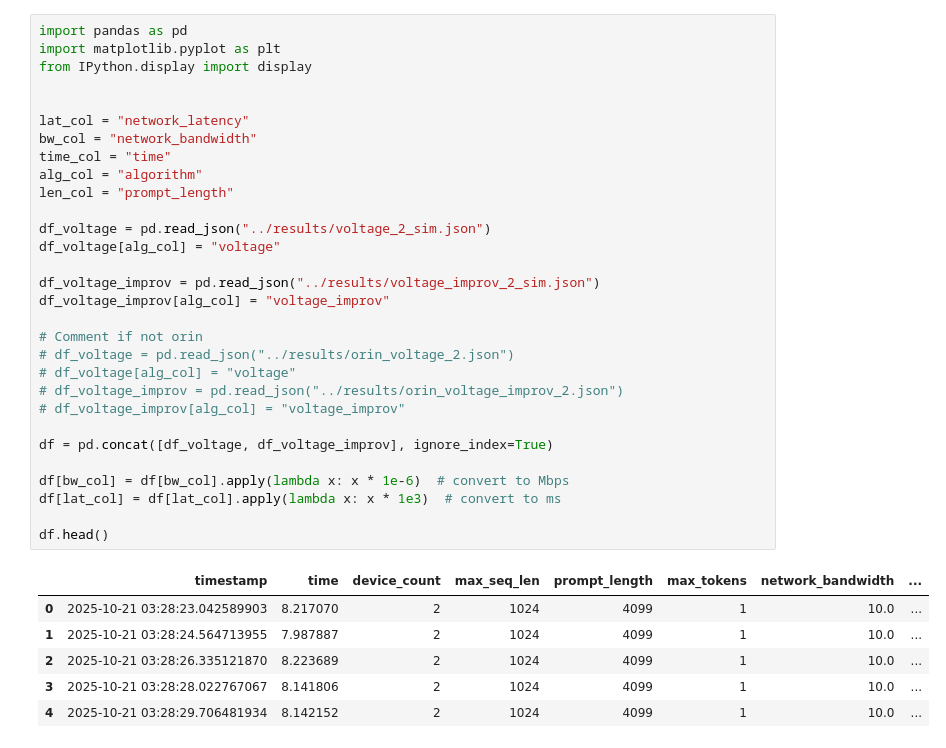
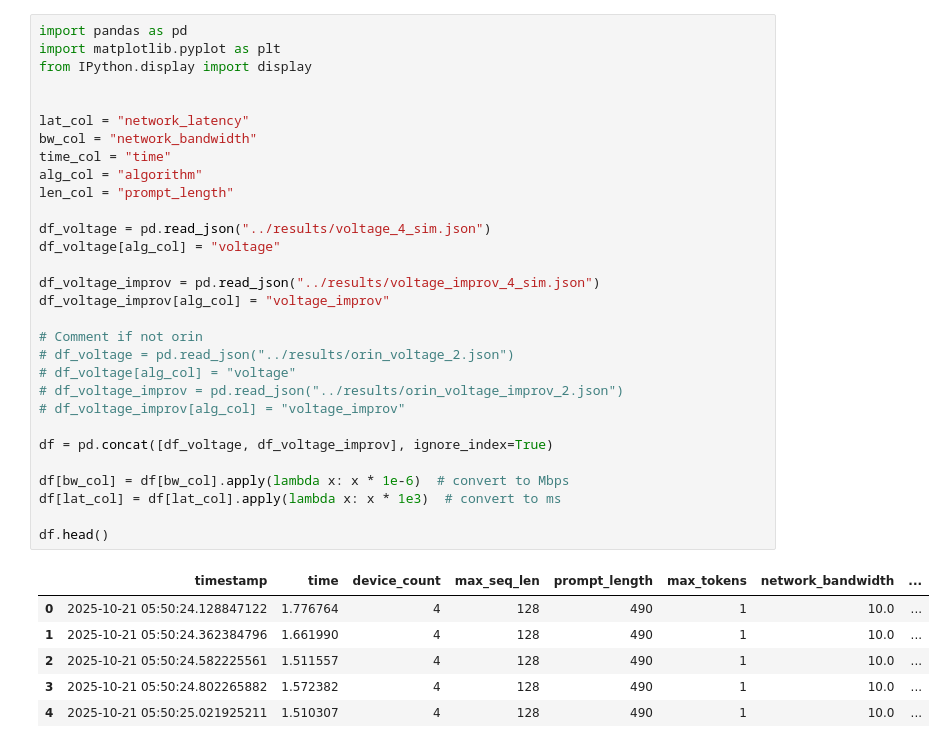
Before and after one commit to Dogacel/Uniference, a Jupyter notebook: notebooks/voltage_analysis.ipynb, the cells around one changed output. Saved outputs shown, nothing was run; the diff lists cells and outputs as text.

```diff
--- a/notebooks/voltage_analysis.ipynb
+++ b/notebooks/voltage_analysis.ipynb
@@ -1,40 +1,40 @@
 # %%
 import pandas as pd
 import matplotlib.pyplot as plt
 from IPython.display import display
 
 
 lat_col = "network_latency"
 bw_col = "network_bandwidth"
 time_col = "time"
 alg_col = "algorithm"
 len_col = "prompt_length"
 
-df_voltage = pd.read_json("../results/voltage_2_sim.json")
+df_voltage = pd.read_json("../results/voltage_4_sim.json")
 df_voltage[alg_col] = "voltage"
 
-df_voltage_improv = pd.read_json("../results/voltage_improv_2_sim.json")
+df_voltage_improv = pd.read_json("../results/voltage_improv_4_sim.json")
 df_voltage_improv[alg_col] = "voltage_improv"
 
 # Comment if not orin
 # df_voltage = pd.read_json("../results/orin_voltage_2.json")
 # df_voltage[alg_col] = "voltage"
 # df_voltage_improv = pd.read_json("../results/orin_voltage_improv_2.json")
 # df_voltage_improv[alg_col] = "voltage_improv"
 
 df = pd.concat([df_voltage, df_voltage_improv], ignore_index=True)
 
 df[bw_col] = df[bw_col].apply(lambda x: x * 1e-6)  # convert to Mbps
 df[lat_col] = df[lat_col].apply(lambda x: x * 1e3)  # convert to ms
 
 df.head()
 # %% [output]
 |  | timestamp | time | device_count | max_seq_len | prompt_length | max_tokens | network_bandwidth | ... |
-| 0 | 2025-10-21 03:28:23.042589903 | 8.217070 | 2 | 1024 | 4099 | 1 | 10.0 | ... |
-| 1 | 2025-10-21 03:28:24.564713955 | 7.987887 | 2 | 1024 | 4099 | 1 | 10.0 | ... |
-| 2 | 2025-10-21 03:28:26.335121870 | 8.223689 | 2 | 1024 | 4099 | 1 | 10.0 | ... |
-| 3 | 2025-10-21 03:28:28.022767067 | 8.141806 | 2 | 1024 | 4099 | 1 | 10.0 | ... |
-| 4 | 2025-10-21 03:28:29.706481934 | 8.142152 | 2 | 1024 | 4099 | 1 | 10.0 | ... |
+| 0 | 2025-10-21 05:50:24.128847122 | 1.776764 | 4 | 128 | 490 | 1 | 10.0 | ... |
+| 1 | 2025-10-21 05:50:24.362384796 | 1.661990 | 4 | 128 | 490 | 1 | 10.0 | ... |
+| 2 | 2025-10-21 05:50:24.582225561 | 1.511557 | 4 | 128 | 490 | 1 | 10.0 | ... |
+| 3 | 2025-10-21 05:50:24.802265882 | 1.572382 | 4 | 128 | 490 | 1 | 10.0 | ... |
+| 4 | 2025-10-21 05:50:25.021925211 | 1.510307 | 4 | 128 | 490 | 1 | 10.0 | ... |
 # %%
 grouped = (
     df.groupby([lat_col, bw_col, alg_col], dropna=False)[time_col]
```
Also changed, not shown: parts of 4 cells of this notebook, 7 other files.
